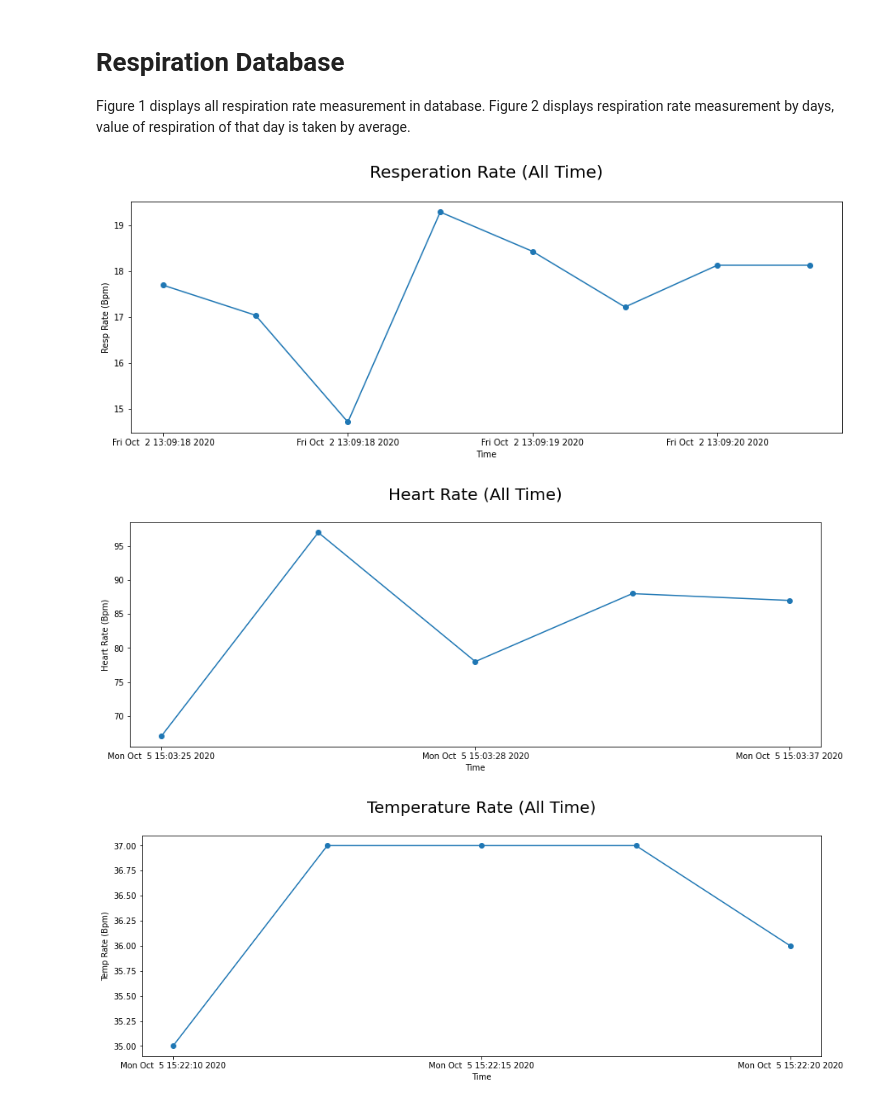
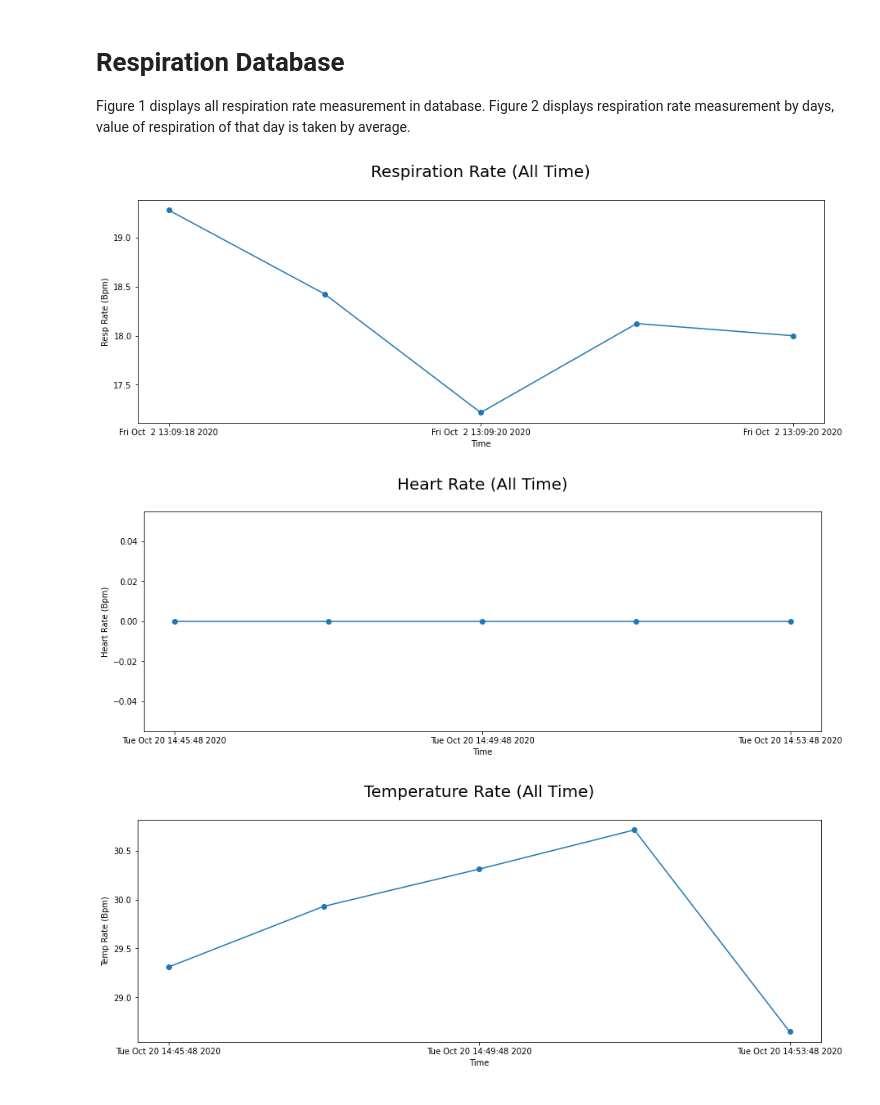
Before and after one commit to Ding-lu96/Jupyter-Notebook, a Jupyter notebook: MongoDB Data Access.ipynb, the cells around one changed output. Saved outputs shown, nothing was run; the diff lists cells and outputs as text; code cells hidden in the pictures.

```diff
--- a/MongoDB Data Access.ipynb
+++ b/MongoDB Data Access.ipynb
@@ -49,75 +84,102 @@ Figure 2 displays respiration rate measurement by days, value of respiration of
 # %%
 info = collection_Resp.find({})
 x_axis = []
 data_array = []
 id_array = []
 count = 0
+amount = 5
+number = collection_Resp.count_documents({})
+y = number - amount
 
 for x in info:
     data_array.append(x["Resp"])
     id_array.append(x["Date"])
-    x_axis.append(count)
-    count = count + 1
+
+    if count < amount:
+        x_axis.append(count)
+        count = count + 1
 
 plt.figure(figsize=(15, 5));
-#(plot_1,plot_2) = plt.subplots(2, 1,figsize=(15,7));
-plt.plot(data_array, '-o');
-plt.title('Resperation Rate (All Time)\n', fontsize=20)
+
+plt.plot(data_array[y:number], '-o')
+plt.title('Respiration Rate (All Time)\n', fontsize=20)
 plt.ylabel('Resp Rate (Bpm)')
 plt.xlabel('Time')
-x_value_resp = id_array
-plt.xticks(x_axis, x_value_resp)
-plt.gca().xaxis.set_major_locator(plt.MultipleLocator(2))
+x_value_temp = id_array
+plt.xticks(x_axis, x_value_temp[y:number])
+
+if number < 15:
+    plt.gca().xaxis.set_major_locator(plt.MultipleLocator(2))
+else:
+    plt.gca().xaxis.set_major_locator(plt.MultipleLocator(4))
 plt.show()
 # %% [output]
-[figure, old version]
+[figure, new version]
 # %%
 info = collection_Heart.find({})
 x_axis = []
 data_array = []
 id_array = []
 count = 0
+amount = 5
+number = collection_Heart.count_documents({})
+y = number - amount
 
 for x in info:
     data_array.append(x["Heart"])
-    id_array.append(x["Date"])
-    x_axis.append(count)
-    count = count + 1
+    id_array.append(x["Time"])
+
+    if count < amount:
+        x_axis.append(count)
+        count = count + 1
 
 plt.figure(figsize=(15, 5));
-#(plot_1,plot_2) = plt.subplots(2, 1,figsize=(15,7));
-plt.plot(data_array, '-o');
+plt.plot(data_array[y:number], '-o')
 plt.title('Heart Rate (All Time)\n', fontsize=20)
 plt.ylabel('Heart Rate (Bpm)')
 plt.xlabel('Time')
-x_value_heart = id_array
-plt.xticks(x_axis, x_value_heart)
-plt.gca().xaxis.set_major_locator(plt.MultipleLocator(2))
+x_value_temp = id_array
+plt.xticks(x_axis, x_value_temp[y:number])
+
+if number < 15:
+    plt.gca().xaxis.set_major_locator(plt.MultipleLocator(2))
+else:
+    plt.gca().xaxis.set_major_locator(plt.MultipleLocator(4))
+
 plt.show()
 # %% [output]
-[figure, old version]
+[figure, new version]
 # %%
 info = collection_Temp.find({})
 x_axis = []
 data_array = []
 id_array = []
 count = 0
+amount = 5
+number = collection_Temp.count_documents({})
+y = number - amount
 
 for x in info:
     data_array.append(x["Temp"])
-    id_array.append(x["Date"])
-    x_axis.append(count)
-    count = count + 1
+    id_array.append(x["Time"])
+
+    if count < amount:
+        x_axis.append(count)
+        count = count + 1
+
 
 plt.figure(figsize=(15, 5));
-#(plot_1,plot_2) = plt.subplots(2, 1,figsize=(15,7));
-plt.plot(data_array, '-o');
+plt.plot(data_array[y:number], '-o')
 plt.title('Temperature Rate (All Time)\n', fontsize=20)
 plt.ylabel('Temp Rate (Bpm)')
 plt.xlabel('Time')
 x_value_temp = id_array
-plt.xticks(x_axis, x_value_temp)
-plt.gca().xaxis.set_major_locator(plt.MultipleLocator(2))
+plt.xticks(x_axis, x_value_temp[y:number])
+
+if number < 15:
+    plt.gca().xaxis.set_major_locator(plt.MultipleLocator(2))
+else:
+    plt.gca().xaxis.set_major_locator(plt.MultipleLocator(4))
 plt.show()
 # %% [output]
-[figure, old version]
+[figure, new version]
```
Also changed, not shown: parts of 4 cells of this notebook.
